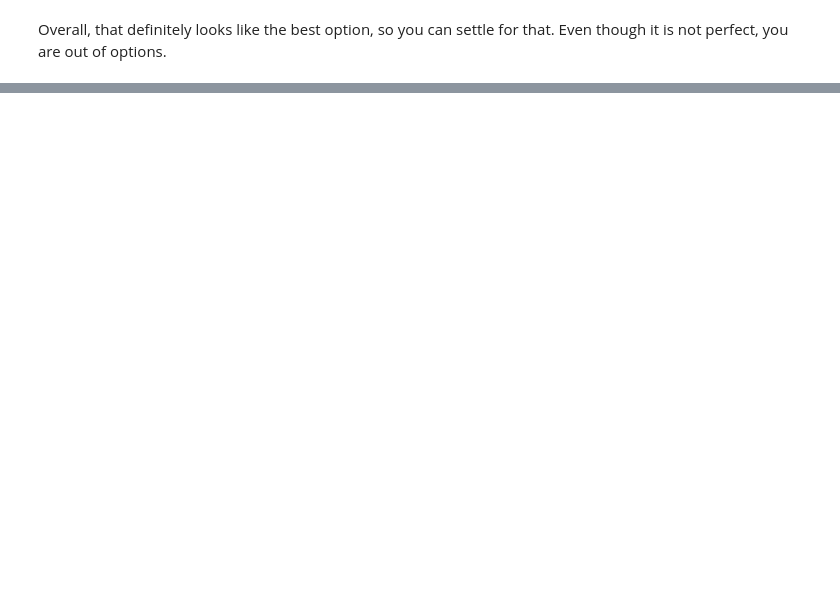
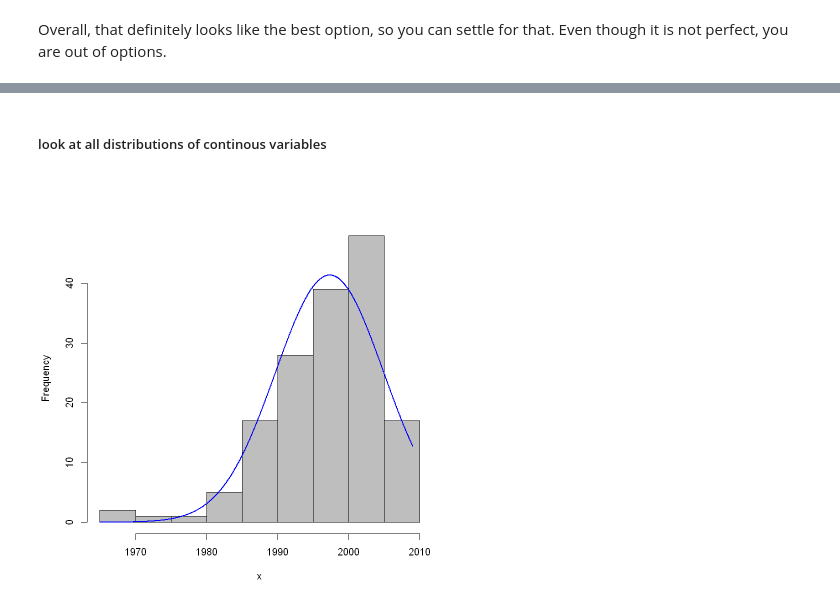
Before and after one commit to nhardemandata/CurriculumPlayground, a Jupyter notebook: notebooks/DSO105 Intermediate Stats L2 - R.ipynb, the cells around one changed output, grey strips where cells are left out. Drawn from its saved outputs; the diff is of its cells as text; code cells hidden in the pictures; blank space fills up the shorter version.

```diff
--- a/notebooks/DSO105 Intermediate Stats L2 - R.ipynb
+++ b/notebooks/DSO105 Intermediate Stats L2 - R.ipynb
@@ -151,0 +212,7 @@ Overall, that definitely looks like the best option, so you can settle for that.
+# %% [markdown]
+##### look at all distributions of continous variables
+# %%
+plotNormalHistogram(cruise_ship$YearBlt)
+## YearBlt looks negatively skewed
+# %% [output]
+[figure, added]
```
Also changed, not shown: parts of 45 cells of this notebook, 10 other files.
